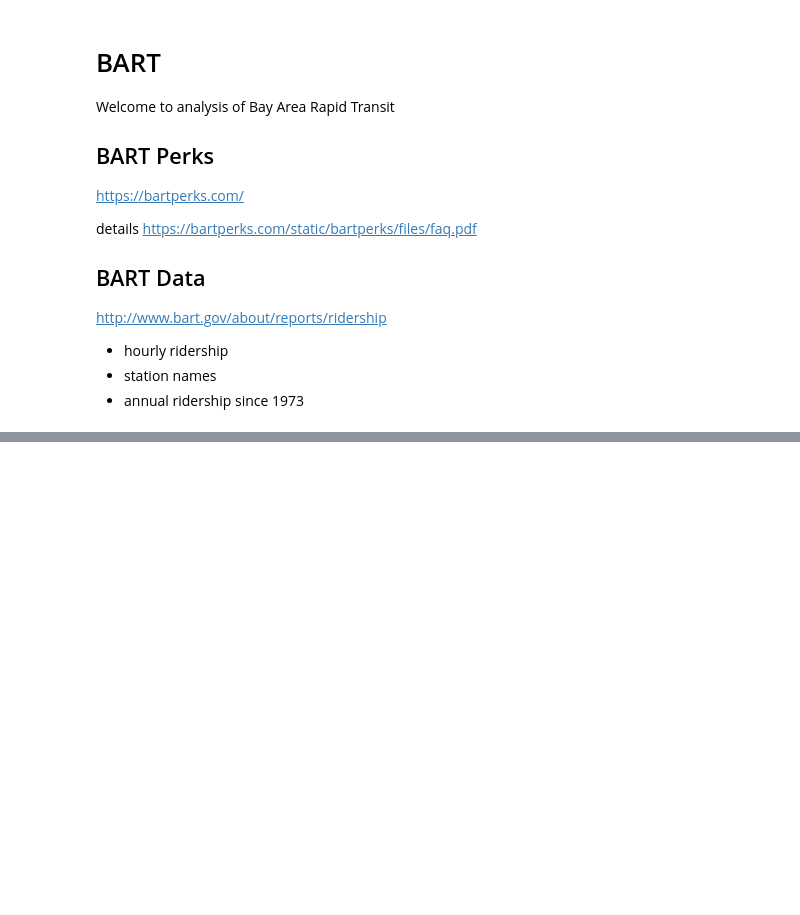
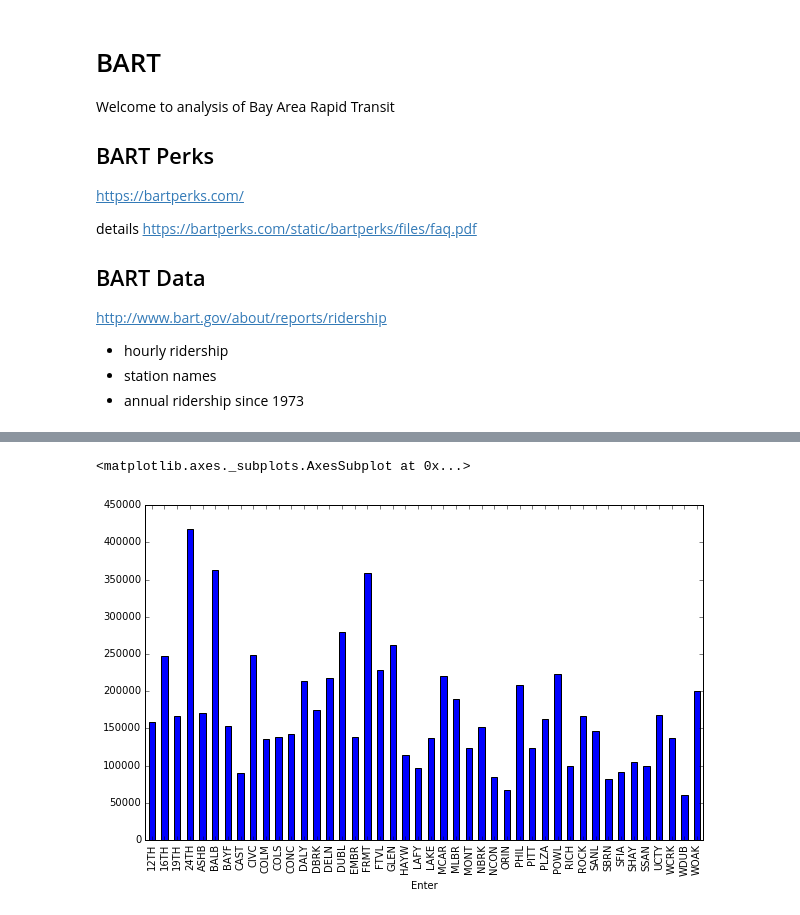
Before and after one commit to ayayron/bart, a Jupyter notebook: BART.ipynb, the cells around one changed output, grey strips where cells are left out. Drawn from its saved outputs; the diff is of its cells as text; code cells hidden in the pictures; blank space fills up the shorter version.

```diff
--- a/BART.ipynb
+++ b/BART.ipynb
@@ -44,4 +83,0 @@ hour_index.plot(kind="bar")
-# %%
-bart_df["Time"] = bart_df["Day_Hour"].apply(convert_date)
-bart_df.index = bart_df["Time"]
-bart_df["Day of Week"] = bart_df["Time"].apply(datetime.weekday)
@@ -51,0 +84,5 @@ RangeIndex(start=0, stop=9428124, step=1)
+# %%
+bart_df[bart_df.index.hour == 9].groupby("Enter")["Count"].sum().plot(kind="bar")
+# %% [output]
+<matplotlib.axes._subplots.AxesSubplot at 0x...>
+[figure, added]
```
Also changed, not shown: parts of 10 cells of this notebook.
